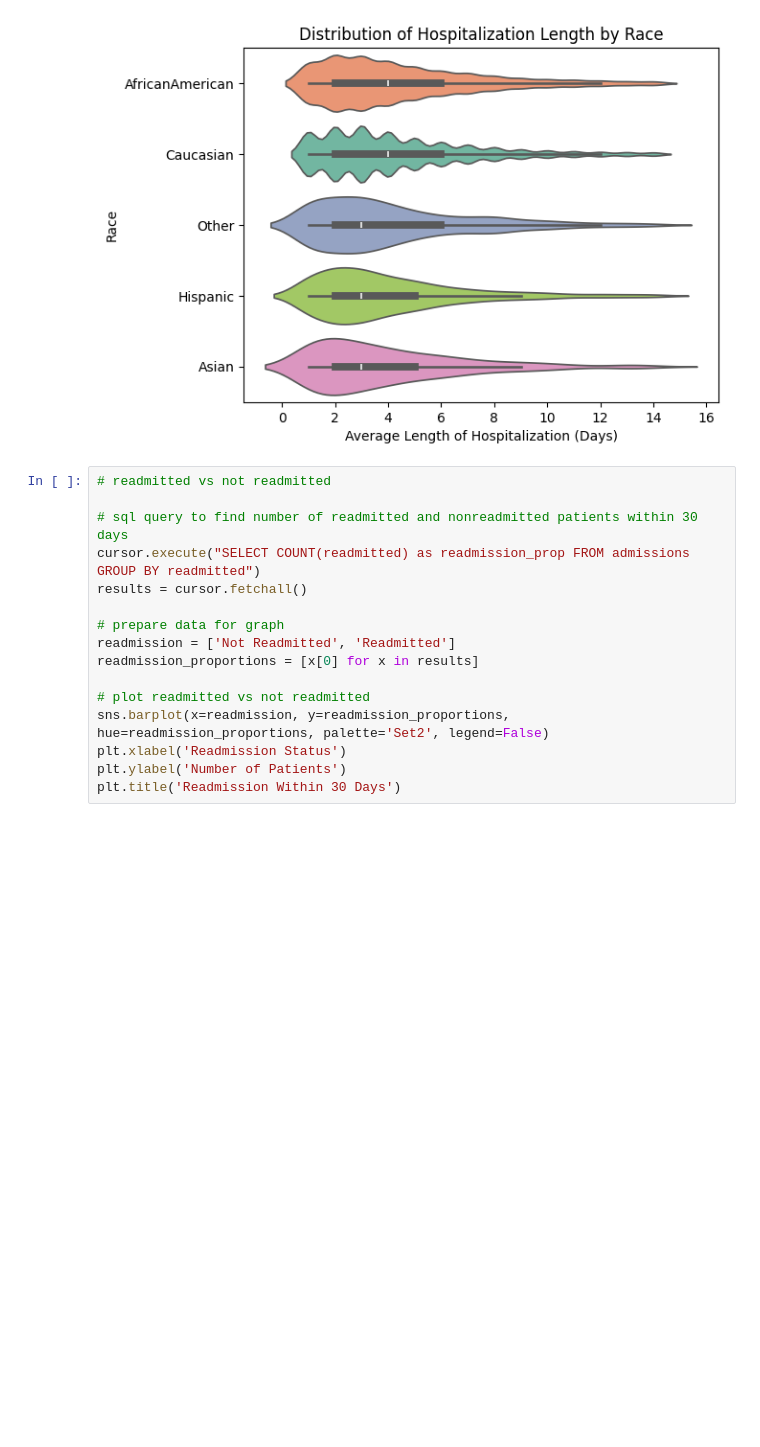
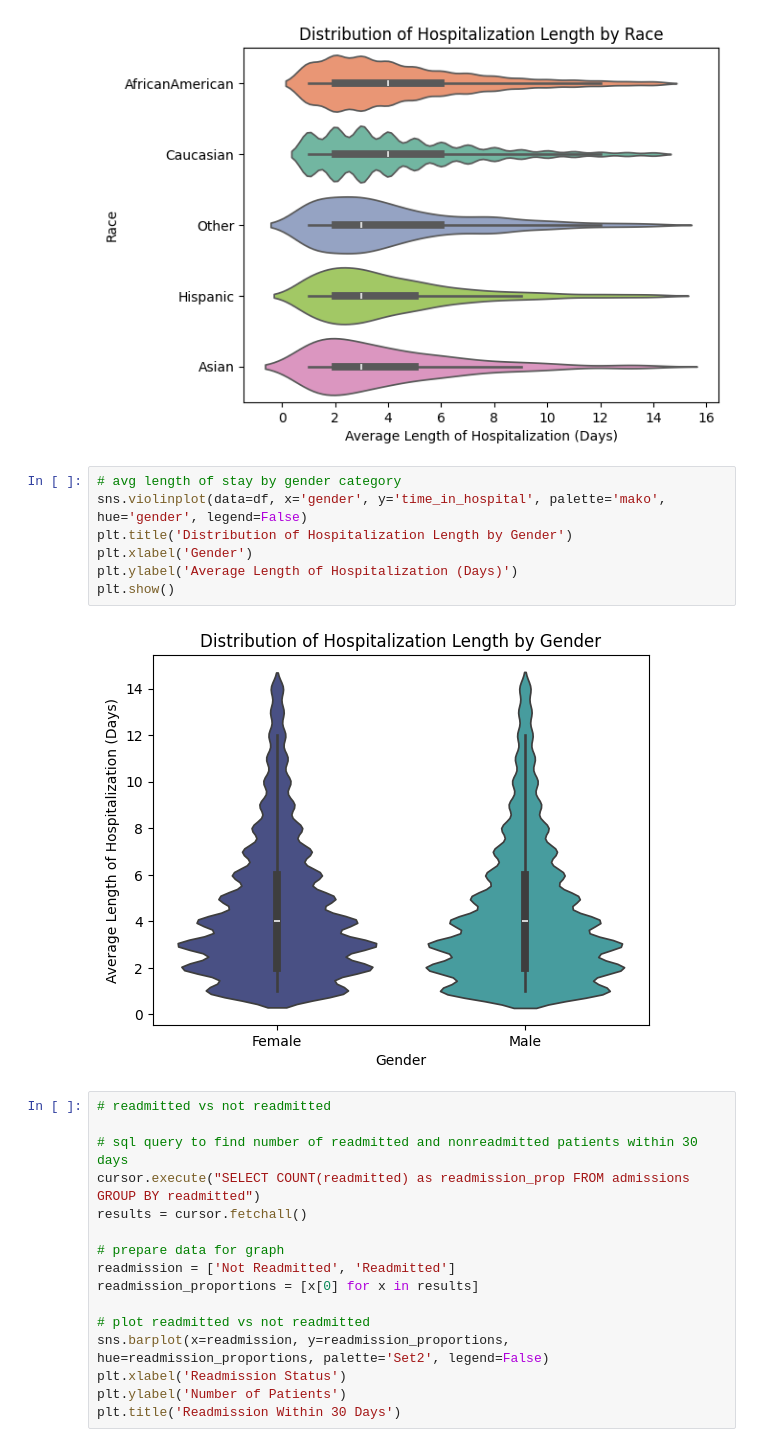
Before and after one commit to juhit101/Hospital-Readmission-Analytics, a Jupyter notebook: visualization.ipynb, the cells around one changed output. Saved outputs shown, nothing was run; the diff lists cells and outputs as text; blank space fills up the shorter version.

```diff
--- a/visualization.ipynb
+++ b/visualization.ipynb
@@ -136,6 +156,15 @@ plt.xlabel('Average Length of Hospitalization (Days)')
 plt.show()
 # %% [output]
 [figure]
+# %%
+# avg length of stay by gender category
+sns.violinplot(data=df, x='gender', y='time_in_hospital', palette='mako', hue='gender', legend=False)
+plt.title('Distribution of Hospitalization Length by Gender')
+plt.xlabel('Gender')
+plt.ylabel('Average Length of Hospitalization (Days)')
+plt.show()
+# %% [output]
+[figure, added]
 # %%
 # readmitted vs not readmitted
 
```
Also changed, not shown: parts of 2 cells of this notebook, 1 other file.
